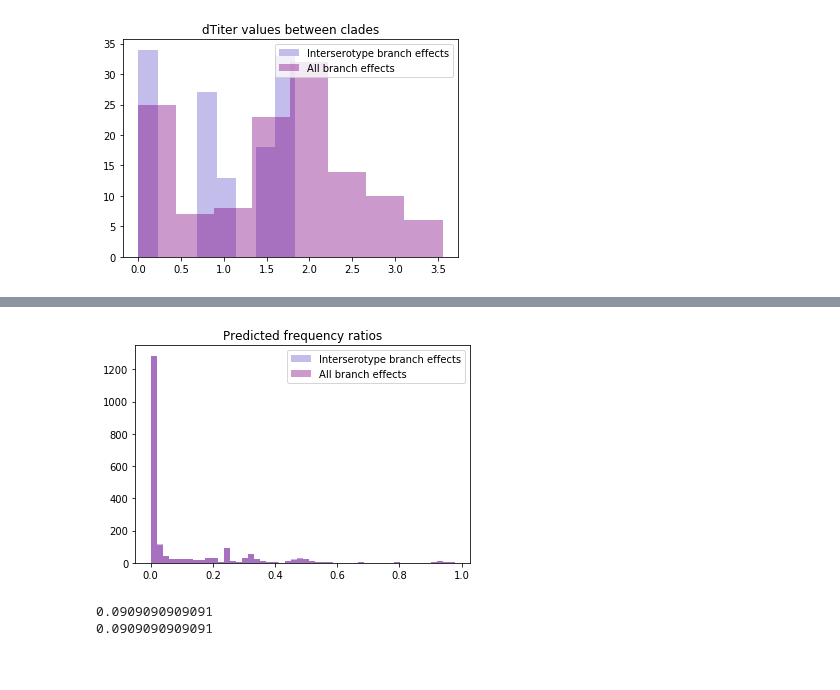
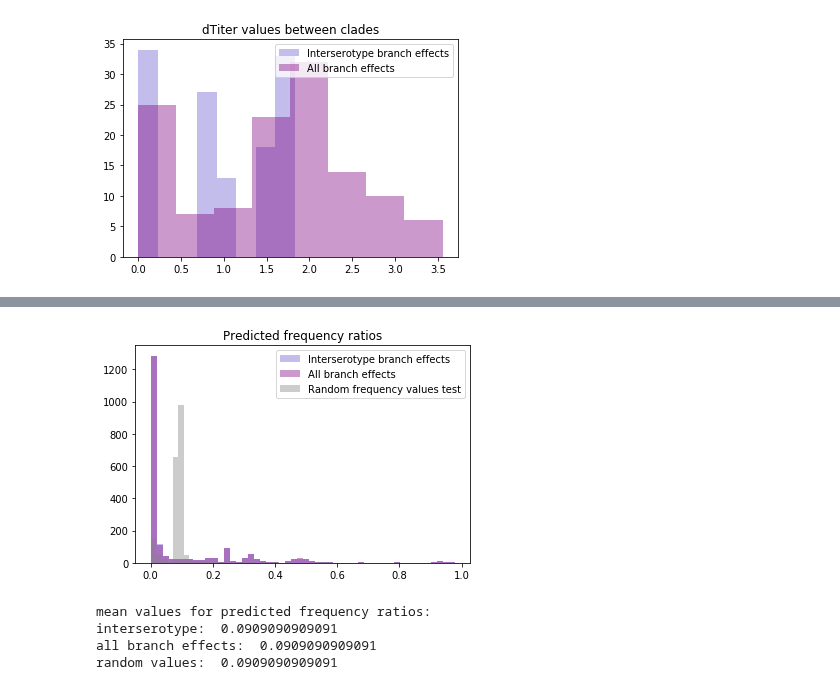
Before and after one commit to blab/dengue-antigenic-dynamics, a Jupyter notebook: scripts/frequencies/population-immunity/modularized-clade-exposure.ipynb, the cells around one changed output, grey strips where cells are left out. Drawn from its saved outputs; the diff is of its cells as text; code cells hidden in the pictures.

Commit message:
Documentation, visualization of results / pathological behavior

```diff
--- a/scripts/frequencies/population-immunity/modularized-clade-exposure.ipynb
+++ b/scripts/frequencies/population-immunity/modularized-clade-exposure.ipynb
@@ -213,32 +248,33 @@ def predict_frequencies(population_exposure, frequencies, years_forward):
     return predicted_frequencies
 # %%
-geno_exposure = calc_all_population_exposure(gamma=-0.125, sigma=-0.15,
+clade_exposure = calc_all_population_exposure(-0.125, -0.15,
                                              all_clades=genotype_clades,
                                              antigenic_resolution='clade',
                                              frequencies=frequencies,
                                              pivots=pivots, ppy=ppy,
                                              pivots_back=pivots_back,
-                                             informative_pivots=informative_pivots,
-                                             max_years_back=years_back,
-                                             informative_date_range=informative_date_range)
+                                             informative_pivots=informative_pivots)
 
-sero_exposure = calc_all_population_exposure(gamma=-0.125, sigma=-0.15,
+sero_exposure = calc_all_population_exposure(-0.125, -0.15,
                                              all_clades=genotype_clades,
                                              antigenic_resolution='serotype',
                                              frequencies=frequencies,
                                              pivots=pivots, ppy=ppy,
                                              pivots_back=pivots_back,
-                                             informative_pivots=informative_pivots,
-                                             max_years_back=years_back,
-                                             informative_date_range=informative_date_range)
+                                             informative_pivots=informative_pivots)
 # %%
-genoAntRes_predicted_frequencies = predict_frequencies(geno_exposure, frequencies, years_forward)
-genoAntRes_predicted_frequency_ratio = get_frequency_ratio(pivots, pivots_forward,
-                                                           informative_date_range, genoAntRes_predicted_frequencies)
+clade_predicted_frequencies = predict_frequencies(clade_exposure, frequencies, years_forward)
+clade_predicted_frequency_ratio = get_frequency_ratio(pivots, pivots_forward, informative_date_range,
+                                                      clade_predicted_frequencies)
 
-seroAntRes_predicted_frequencies = predict_frequencies(sero_exposure, frequencies, years_forward)
-seroAntRes_predicted_frequency_ratio = get_frequency_ratio(pivots, pivots_forward,
-                                                       informative_date_range, seroAntRes_predicted_frequencies)
+intersero_predicted_frequencies = predict_frequencies(sero_exposure, frequencies, years_forward)
+intersero_predicted_frequency_ratio = get_frequency_ratio(pivots, pivots_forward, informative_date_range,
+                                                          intersero_predicted_frequencies)
 
-shared_columns = genoAntRes_predicted_frequency_ratio.columns.values
+jitter_test_predicted_frequencies = predict_frequencies(clade_exposure.applymap(lambda x: random()), frequencies, years_forward)
+jitter_test_predicted_frequency_ratio = get_frequency_ratio(pivots, pivots_forward, informative_date_range,
+                                                           jitter_test_predicted_frequencies)
+
+
+shared_columns = clade_predicted_frequency_ratio.columns.values
 actual_frequency_ratio = actual_frequency_ratio[shared_columns]
@@ -310,15 +345,21 @@ plt.show()
 # %%
-sns.distplot(pd.Series(seroAntRes_predicted_frequencies.values.flatten()[~ np.isnan(seroAntRes_predicted_frequencies.values.flatten())]),
+sns.distplot(pd.Series(intersero_predicted_frequencies.values.flatten()[~ np.isnan(intersero_predicted_frequencies.values.flatten())]),
               label='Interserotype branch effects', color='slateblue', kde=False)
-sns.distplot(pd.Series(genoAntRes_predicted_frequencies.values.flatten()[~ np.isnan(genoAntRes_predicted_frequencies.values.flatten())]),
+sns.distplot(pd.Series(clade_predicted_frequencies.values.flatten()[~ np.isnan(clade_predicted_frequencies.values.flatten())]),
               label='All branch effects', color='purple', kde=False)
+sns.distplot(pd.Series(jitter_test_predicted_frequencies.values.flatten())[~np.isnan(jitter_test_predicted_frequencies.values.flatten())],
+            label='Random frequency values test', color='gray', kde=False)
 plt.legend()
 plt.title('Predicted frequency ratios')
 plt.show()
 
-print seroAntRes_predicted_frequency_ratio.mean().mean()
-print genoAntRes_predicted_frequency_ratio.mean().mean()
+print 'mean values for predicted frequency ratios:'
+print 'interserotype: ', intersero_predicted_frequencies.mean().mean()
+print 'all branch effects: ', clade_predicted_frequencies.mean().mean()
+print 'random values: ', jitter_test_predicted_frequencies.mean().mean()
 # %% [output]
-[figure, old version]
+[figure, new version]
-0.0909090909091
-0.0909090909091
+mean values for predicted frequency ratios:
+interserotype:  0.0909090909091
+all branch effects:  0.0909090909091
+random values:  0.0909090909091
```
Also changed, not shown: parts of 25 cells of this notebook.
